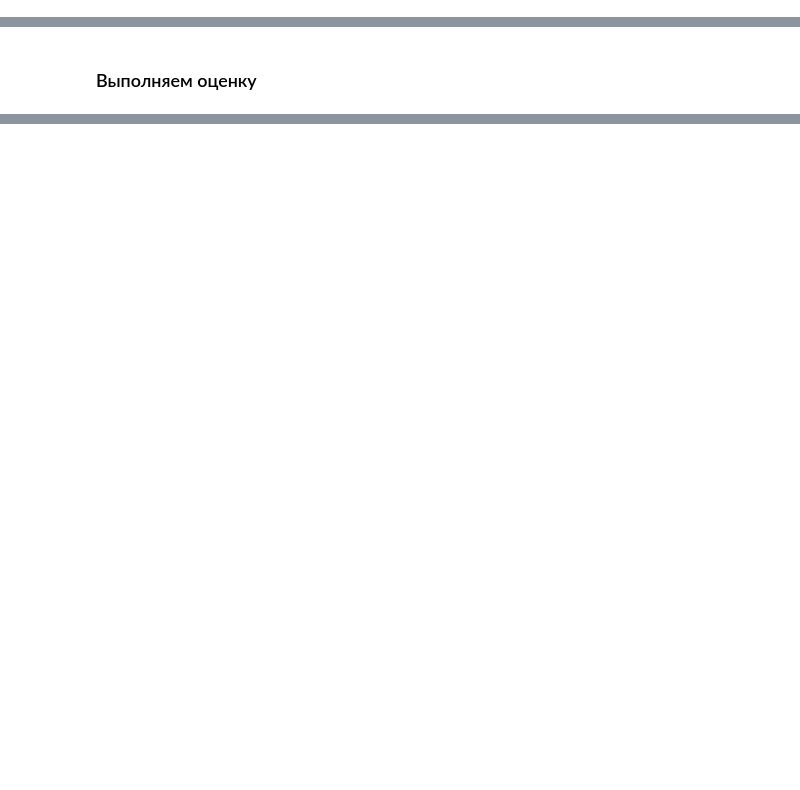
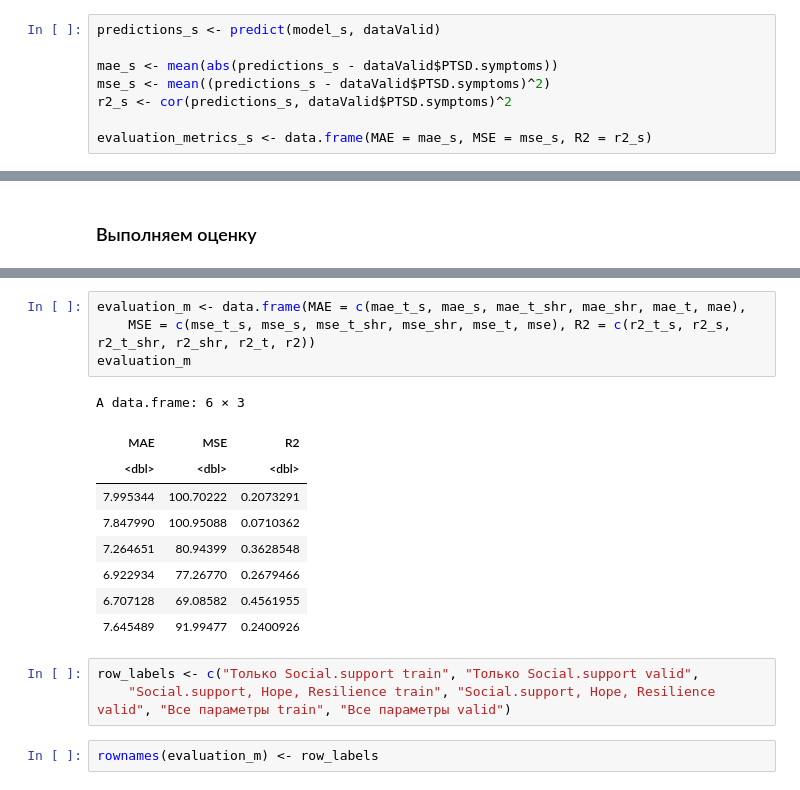
Before and after one commit to VitalyGladyshev/med_work, a Jupyter notebook: Med_Stat_HW_8_Prj.ipynb, the cells around one changed output, grey strips where cells are left out. Saved outputs shown, nothing was run; the diff lists cells and outputs as text; blank space fills up the shorter version.

```diff
--- a/Med_Stat_HW_8_Prj.ipynb
+++ b/Med_Stat_HW_8_Prj.ipynb
@@ -435,0 +510,8 @@ dataValid <- data_ptsd[-trainIndex,]
+# %%
+predictions_s <- predict(model_s, dataValid)
+
+mae_s <- mean(abs(predictions_s - dataValid$PTSD.symptoms))
+mse_s <- mean((predictions_s - dataValid$PTSD.symptoms)^2)
+r2_s <- cor(predictions_s, dataValid$PTSD.symptoms)^2
+
+evaluation_metrics_s <- data.frame(MAE = mae_s, MSE = mse_s, R2 = r2_s)
@@ -489,0 +646,19 @@ print(evaluation_metrics)
+# %%
+evaluation_m <- data.frame(MAE = c(mae_t_s, mae_s, mae_t_shr, mae_shr, mae_t, mae),
+    MSE = c(mse_t_s, mse_s, mse_t_shr, mse_shr, mse_t, mse), R2 = c(r2_t_s, r2_s, r2_t_shr, r2_shr, r2_t, r2))
+evaluation_m
+# %% [output]
+A data.frame: 6 × 3
+| MAE | MSE | R2 |
+| <dbl> | <dbl> | <dbl> |
+| 7.995344 | 100.70222 | 0.2073291 |
+| 7.847990 | 100.95088 | 0.0710362 |
+| 7.264651 | 80.94399 | 0.3628548 |
+| 6.922934 | 77.26770 | 0.2679466 |
+| 6.707128 | 69.08582 | 0.4561955 |
+| 7.645489 | 91.99477 | 0.2400926 |
+# %%
+row_labels <- c("Только Social.support train", "Только Social.support valid",
+    "Social.support, Hope, Resilience train", "Social.support, Hope, Resilience valid", "Все параметры train", "Все параметры valid")
+# %%
+rownames(evaluation_m) <- row_labels
```
Also changed, not shown: parts of 29 cells of this notebook.
